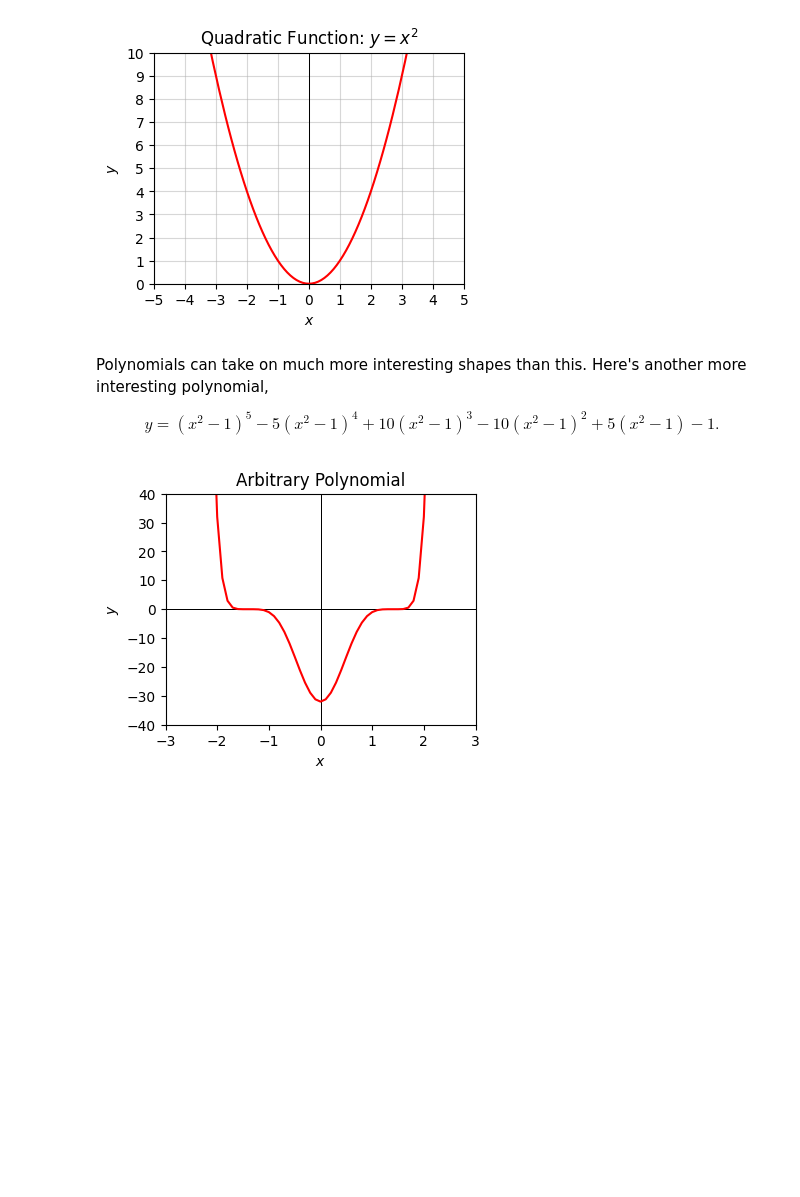
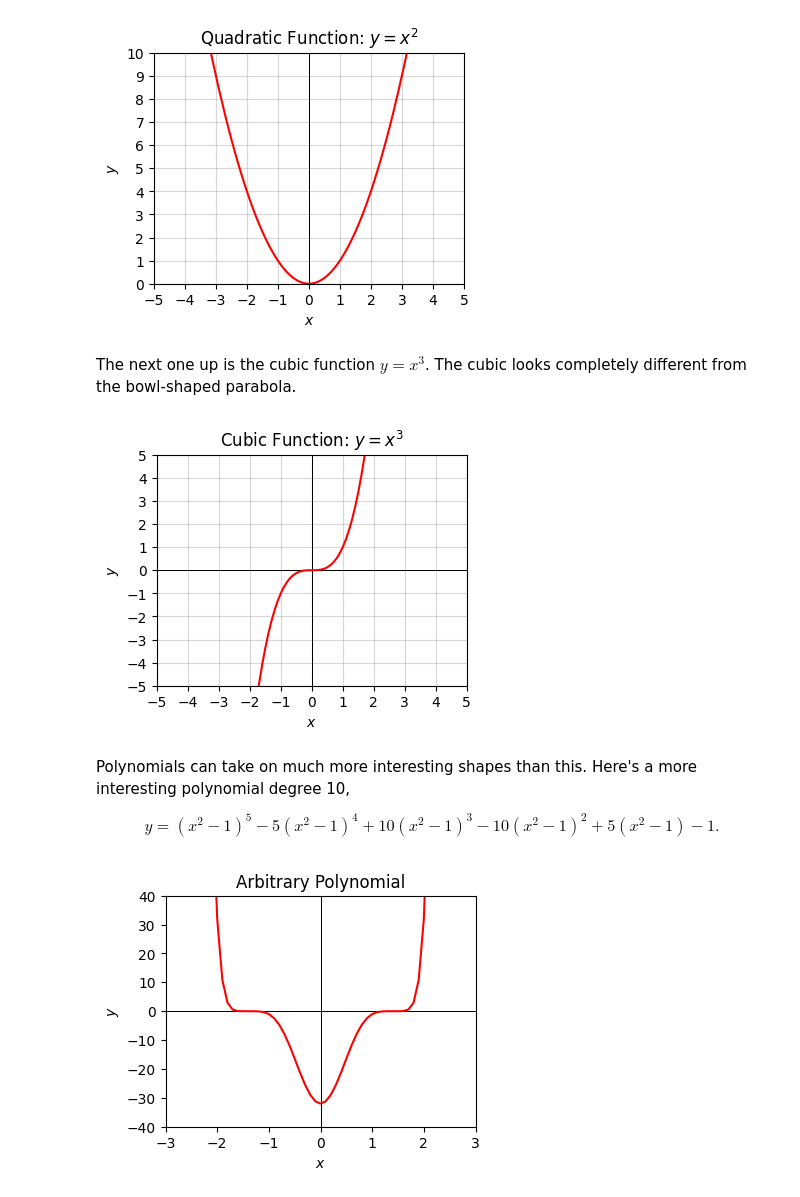
Before and after one commit to rkingery/ml-book, a Jupyter notebook: notebooks/basic-math.ipynb, the cells around one changed output. Cells and saved outputs as stored; diff of their text form; code cells hidden in the pictures; blank space fills up the shorter version.

```diff
--- a/notebooks/basic-math.ipynb
+++ b/notebooks/basic-math.ipynb
@@ -141,8 +179,16 @@ f = lambda x: x ** 2
 plot_function(x, f, xlim=(-5, 5), ylim=(0, 10), title='Quadratic Function: $y=x^2$')
 # %% [output]
 [figure]
+# %% [markdown]
+The next one up is the cubic function $y=x^3$. The cubic looks completely different from the bowl-shaped parabola.
+# %%
+x = np.arange(-10, 10, 0.1)
+f = lambda x: x ** 3
+plot_function(x, f, xlim=(-5, 5), ylim=(-5, 5), title='Cubic Function: $y=x^3$')
+# %% [output]
+[figure, added]
 # %% [markdown]
-Polynomials can take on much more interesting shapes than this. Here's another more interesting polynomial,
+Polynomials can take on much more interesting shapes than this. Here's a more interesting polynomial degree 10,
 
 $$y = (x^2 - 1)^5 - 5(x^2 - 1)^4 + 10(x^2 - 1)^3 - 10(x^2 - 1)^2 + 5(x^2 - 1) - 1.$$
 # %%
```
Also changed, not shown: parts of 28 cells of this notebook, 4 other files.
